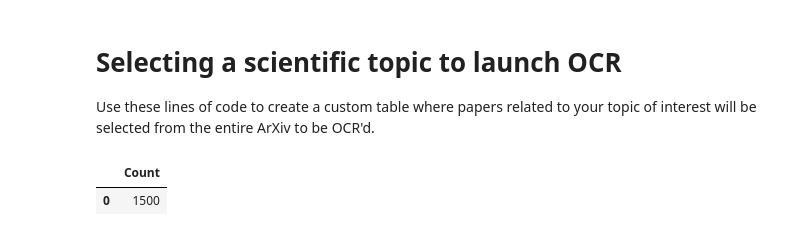
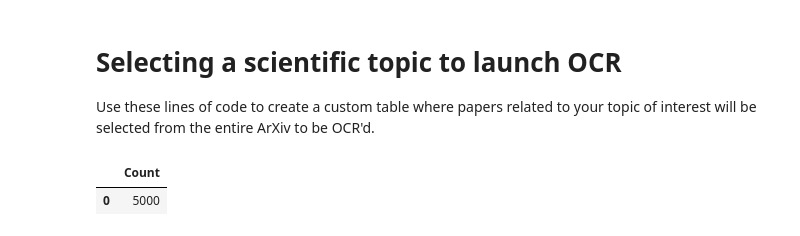
Before and after one commit to Julien-Pgn/SciRex, a Jupyter notebook: notebooks/db_build.ipynb, the cells around one changed output. Drawn from its saved outputs; the diff is of its cells as text; code cells hidden in the pictures.

```diff
--- a/notebooks/db_build.ipynb
+++ b/notebooks/db_build.ipynb
@@ -682,18 +682,18 @@ _ = load_dotenv(override=True)
 # %%
 conn.execute("""
 CREATE OR REPLACE TABLE genai_subset AS
 SELECT arxiv_id, title, primary_category, submitted_date, has_code, github_url
 FROM papers
 WHERE primary_category IN ('cs.CL','cs.LG','cs.CV','cs.AI')
   AND submitted_date >= '2025-01-01'
   AND regexp_matches(lower(title || ' ' || coalesce(abstract,'')),
         'generative|large language model|\bllm\b|\bgpt\b|transformer|diffusion model|text-to-image|foundation model|retrieval.augmented|multimodal|instruction.tun|prompt|fine.tun|\bagent')
 ORDER BY submitted_date DESC
-LIMIT 1500;
+LIMIT 5000;
 """).fetchdf()
 # %% [output]
 |  | Count |
-| 0 | 1500 |
+| 0 | 5000 |
 # %%
 # After use, close the connection to our duckdb to avoid locking issues in future runs
 conn.close()
```
Also changed, not shown: parts of 2 cells of this notebook, 3 other files.
